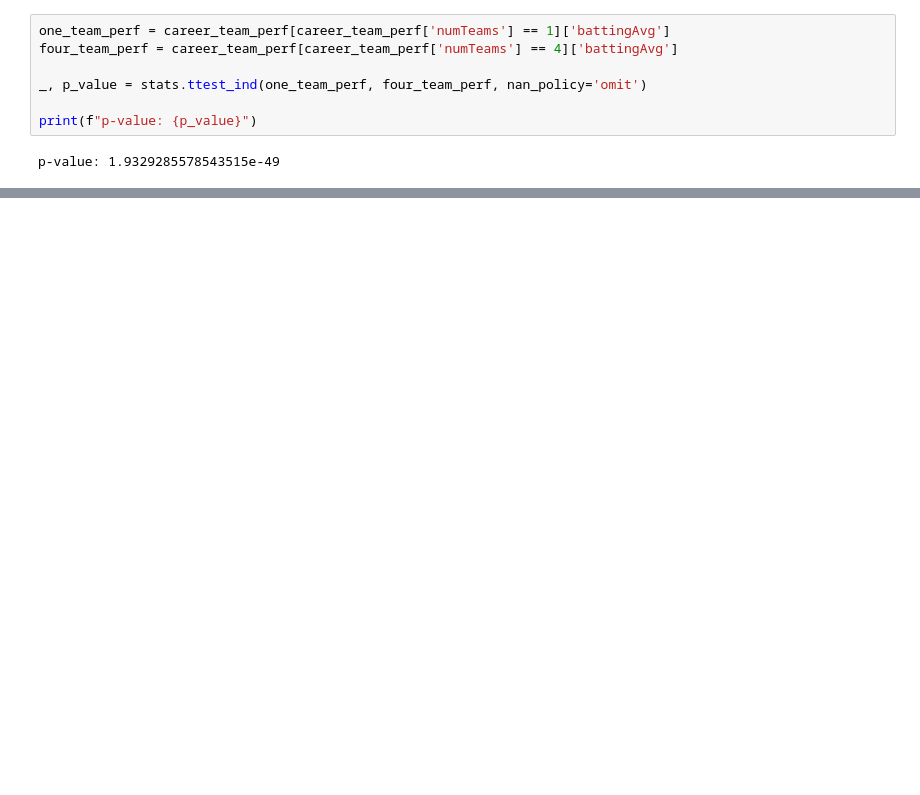
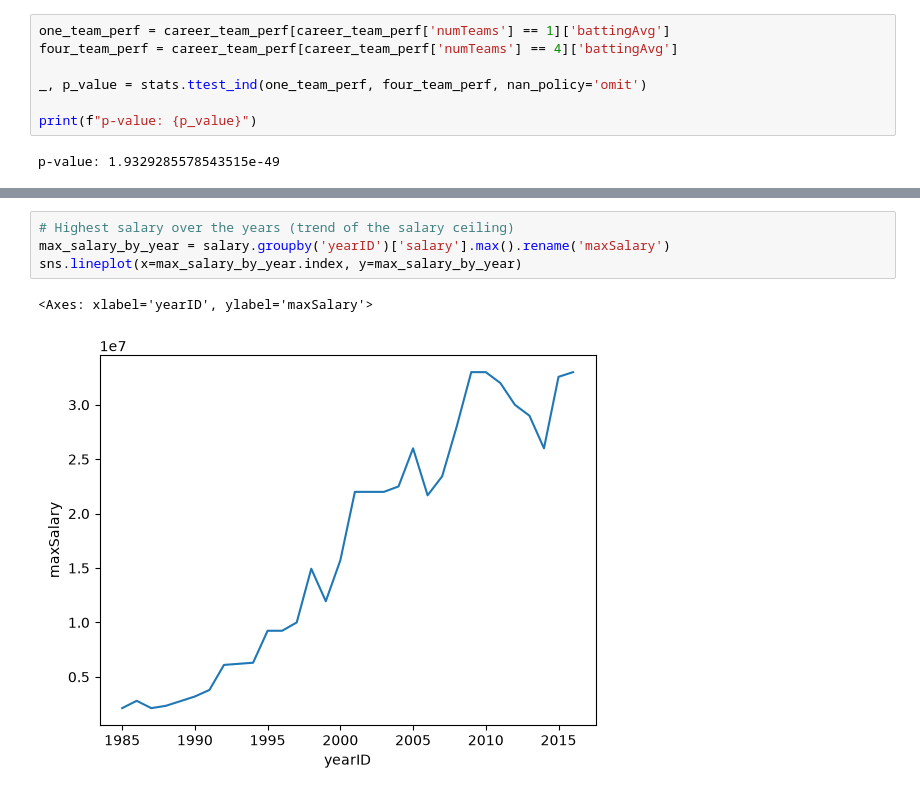
Before and after one commit to byerlyb20/cs5830_project1, a Jupyter notebook: project1.ipynb, the cells around one changed output, grey strips where cells are left out. Drawn from its saved outputs; the diff is of its cells as text; blank space fills up the shorter version.

```diff
--- a/project1.ipynb
+++ b/project1.ipynb
@@ -48,0 +73,7 @@ p-value: 1.9329285578543515e-49
+# %%
+# Highest salary over the years (trend of the salary ceiling)
+max_salary_by_year = salary.groupby('yearID')['salary'].max().rename('maxSalary')
+sns.lineplot(x=max_salary_by_year.index, y=max_salary_by_year)
+# %% [output]
+<Axes: xlabel='yearID', ylabel='maxSalary'>
+[figure, added]
```
Also changed, not shown: parts of 20 cells of this notebook, 1 other file.
